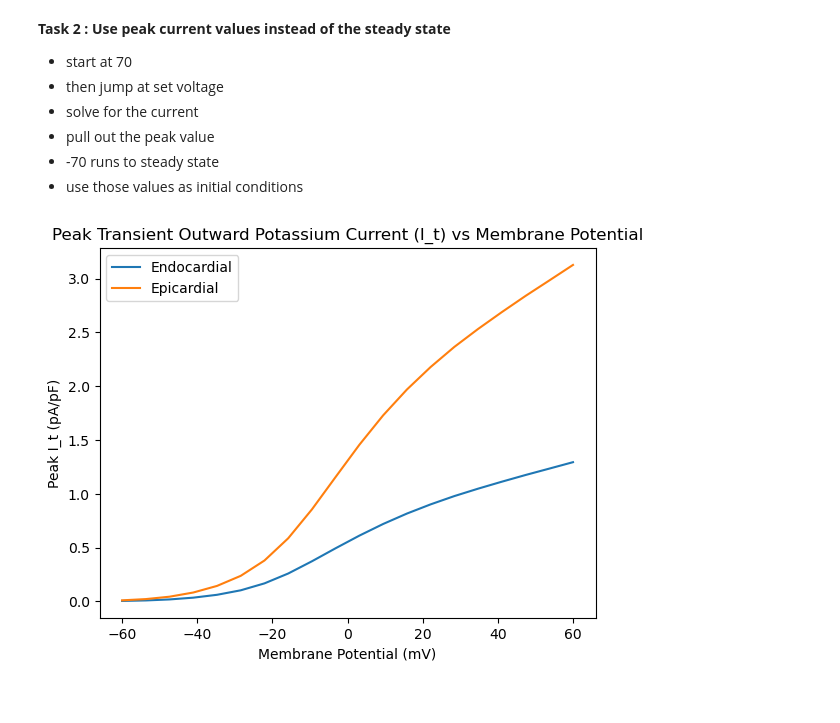
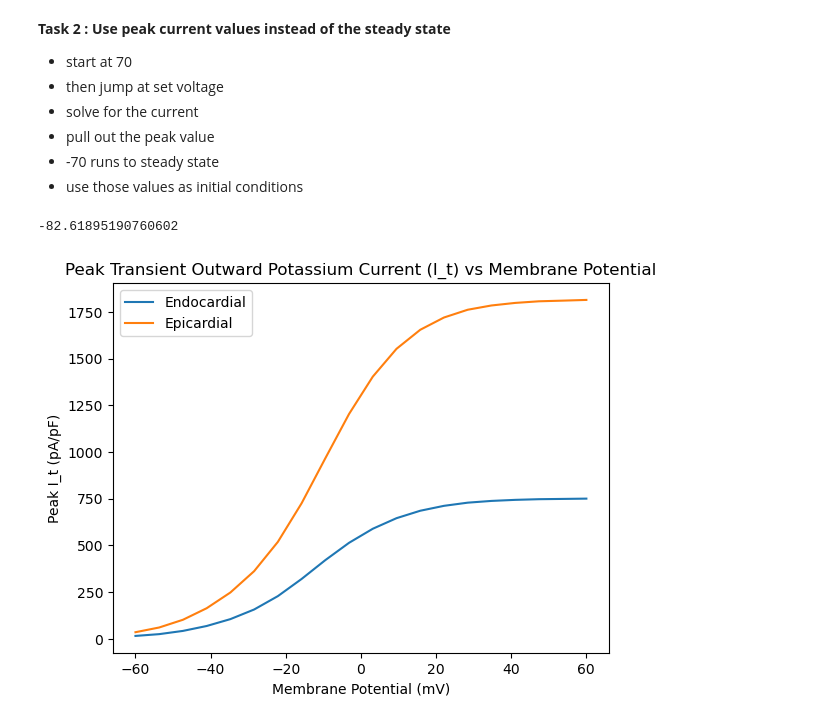
Before and after one commit to SimranC04/Computational-Modeling-of-Diabetic-Heart-Cells, a Jupyter notebook: Notebooks/i_t.ipynb, the cells around one changed output. Saved outputs shown, nothing was run; the diff lists cells and outputs as text; code cells hidden in the pictures.

```diff
--- a/i_t.ipynb
+++ b/Notebooks/i_t.ipynb
@@ -292,7 +291,7 @@ def compute_current(cell_type, V):
     return i_t,r_steady,s_steady,s_slow_steady
 # %%
 # Membrane potential array from -60 mV to 60 mV
-V = np.linspace(-60, 60, 40)
+V = np.linspace(-100, 60, 40)
 i_t_endo = np.zeros(len(V))
 i_t_epi = np.zeros(len(V))
 r_steady_epi = np.zeros(len(V))
@@ -392,6 +391,10 @@ K_i = 139.2751
 T = 295
 R = 8314.5
 F = 96487
+E_K = (R * T / F) * np.log(K_o / K_i)
+print(E_K)
+# %% [output]
+-82.61895190760602
 # %%
 V = np.linspace(-60, 60, 20)
 
@@ -441,7 +444,7 @@ def compute_current(cell_type, V):
     s_slow_values = s_slow_solution.y[0]
 
     # Compute I_t at each time step and find the maximum value
-    E_K = (R * T / F) * np.log(K_o / K_i)
+    E_K = (R * T / F) * np.log(K_o / K_i)*1000
     i_t_values = g_t * r_values * (a * s_values + b * s_slow_values) * (V - E_K)
     i_t_peak = np.max(i_t_values)
     return i_t_peak
@@ -454,13 +457,15 @@ for i, v in enumerate(V):
     i_t_peak_epi[i] = compute_current('epi', v)
 # %%
 # Plotting
+C = 1 #00e-6 # micro farads
+
 plt.figure()
-plt.plot(V, i_t_peak_endo, label='Endocardial')
-plt.plot(V, i_t_peak_epi, label='Epicardial')
+plt.plot(V, i_t_peak_endo/C, label='Endocardial')
+plt.plot(V, i_t_peak_epi/C, label='Epicardial')
 plt.xlabel('Membrane Potential (mV)')
 plt.ylabel('Peak I_t (pA/pF)')
 plt.title('Peak Transient Outward Potassium Current (I_t) vs Membrane Potential')
 plt.legend()
 plt.show()
 # %% [output]
-[figure, old version]
+[figure, new version]
```
Also changed, not shown: parts of 3 cells of this notebook, 4 other files.
